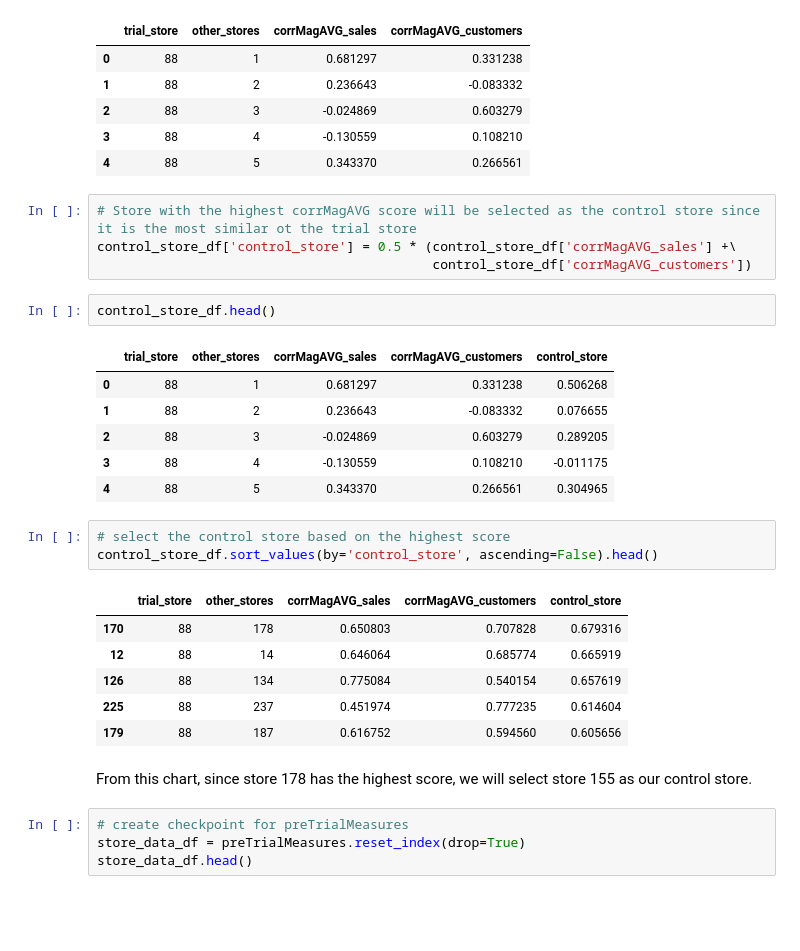
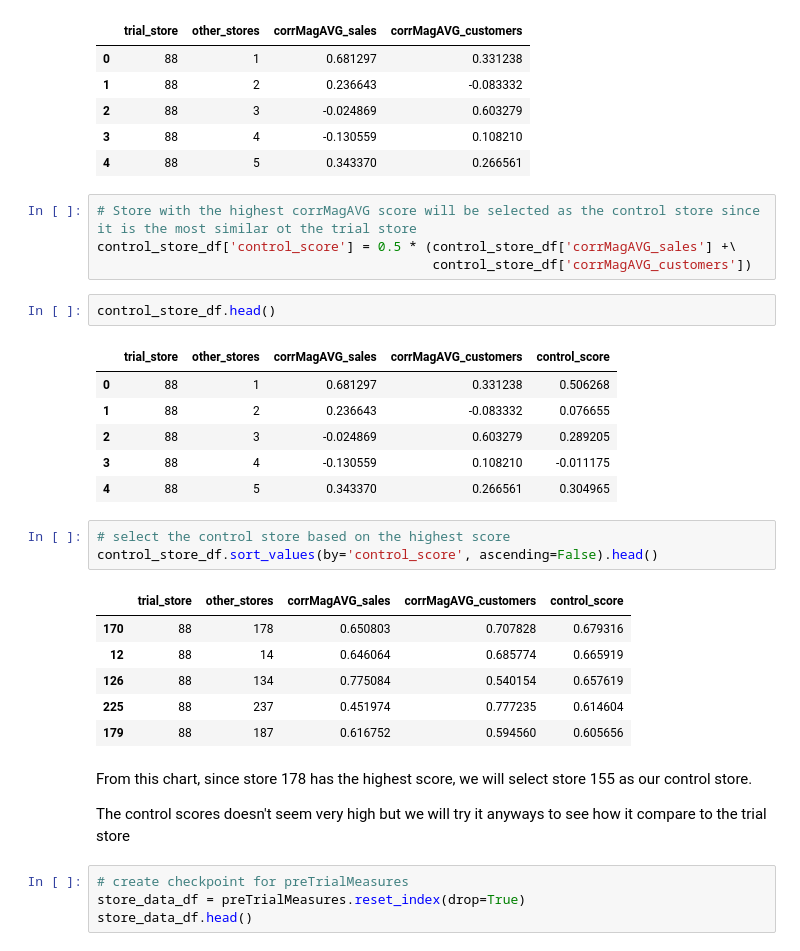
Before and after one commit to daniel8691/Quantium-virtual-internship, a Jupyter notebook: module_two_experimentation_uplifttesting.ipynb, the cells around one changed output. Drawn from its saved outputs; the diff is of its cells as text; blank space fills up the shorter version.

```diff
--- a/module_two_experimentation_uplifttesting.ipynb
+++ b/module_two_experimentation_uplifttesting.ipynb
@@ -2165,12 +2165,12 @@ control_store_df.head()
 | 4 | 88 | 5 | 0.343370 | 0.266561 |
 # %%
 # Store with the highest corrMagAVG score will be selected as the control store since it is the most similar ot the trial store
-control_store_df['control_store'] = 0.5 * (control_store_df['corrMagAVG_sales'] +\
+control_store_df['control_score'] = 0.5 * (control_store_df['corrMagAVG_sales'] +\
                                            control_store_df['corrMagAVG_customers'])
 # %%
 control_store_df.head()
 # %% [output]
-|  | trial_store | other_stores | corrMagAVG_sales | corrMagAVG_customers | control_store |
+|  | trial_store | other_stores | corrMagAVG_sales | corrMagAVG_customers | control_score |
 | 0 | 88 | 1 | 0.681297 | 0.331238 | 0.506268 |
 | 1 | 88 | 2 | 0.236643 | -0.083332 | 0.076655 |
 | 2 | 88 | 3 | -0.024869 | 0.603279 | 0.289205 |
@@ -2178,9 +2178,9 @@ control_store_df.head()
 | 4 | 88 | 5 | 0.343370 | 0.266561 | 0.304965 |
 # %%
 # select the control store based on the highest score
-control_store_df.sort_values(by='control_store', ascending=False).head()
+control_store_df.sort_values(by='control_score', ascending=False).head()
 # %% [output]
-|  | trial_store | other_stores | corrMagAVG_sales | corrMagAVG_customers | control_store |
+|  | trial_store | other_stores | corrMagAVG_sales | corrMagAVG_customers | control_score |
 | 170 | 88 | 178 | 0.650803 | 0.707828 | 0.679316 |
 | 12 | 88 | 14 | 0.646064 | 0.685774 | 0.665919 |
 | 126 | 88 | 134 | 0.775084 | 0.540154 | 0.657619 |
@@ -2188,6 +2188,8 @@ control_store_df.sort_values(by='control_store', ascending=False).head()
 | 179 | 88 | 187 | 0.616752 | 0.594560 | 0.605656 |
 # %% [markdown]
 From this chart, since store 178 has the highest score, we will select store 155 as our control store.
+
+The control scores doesn't seem very high but we will try it anyways to see how it compare to the trial store
 # %%
 # create checkpoint for preTrialMeasures
 store_data_df = preTrialMeasures.reset_index(drop=True)
```
Also changed, not shown: 2 other files.
